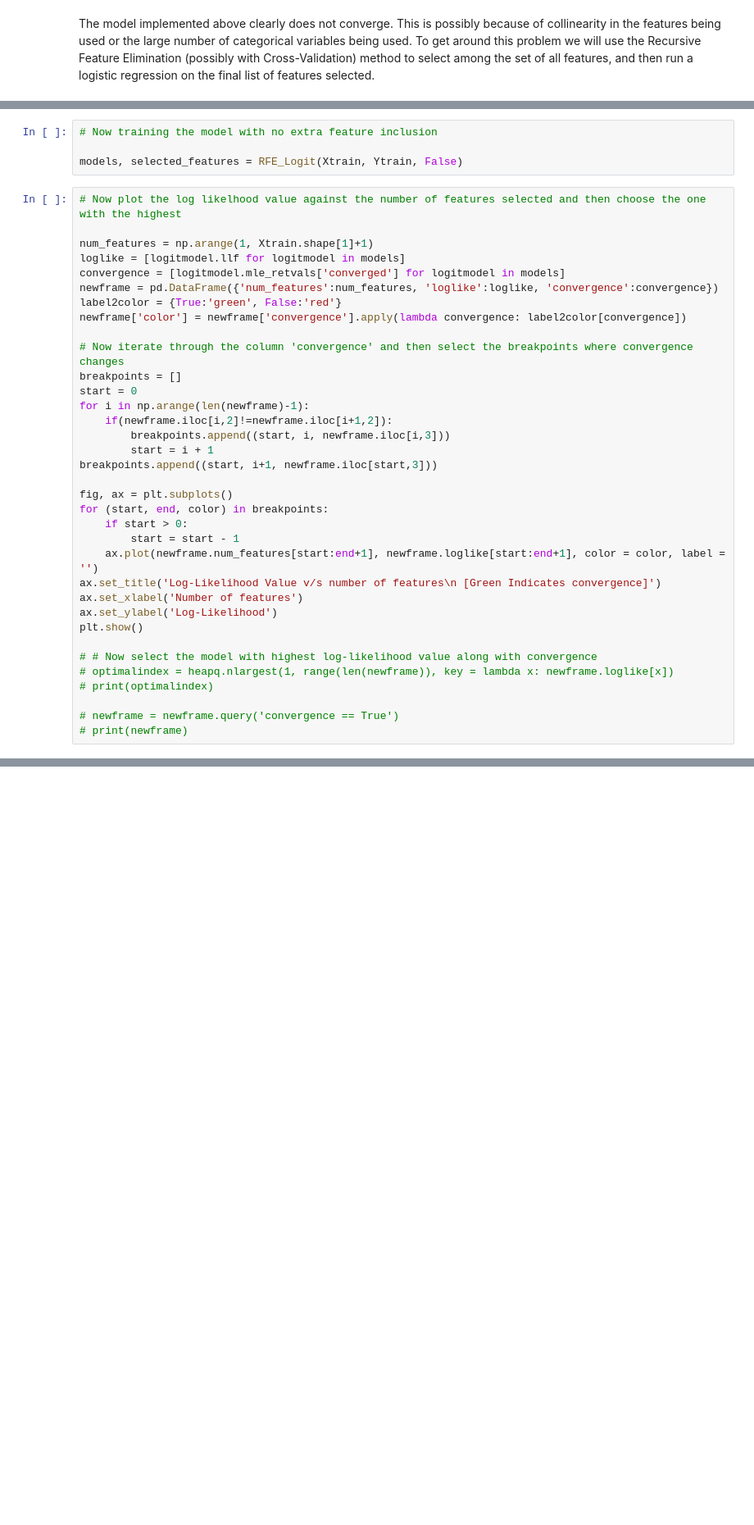
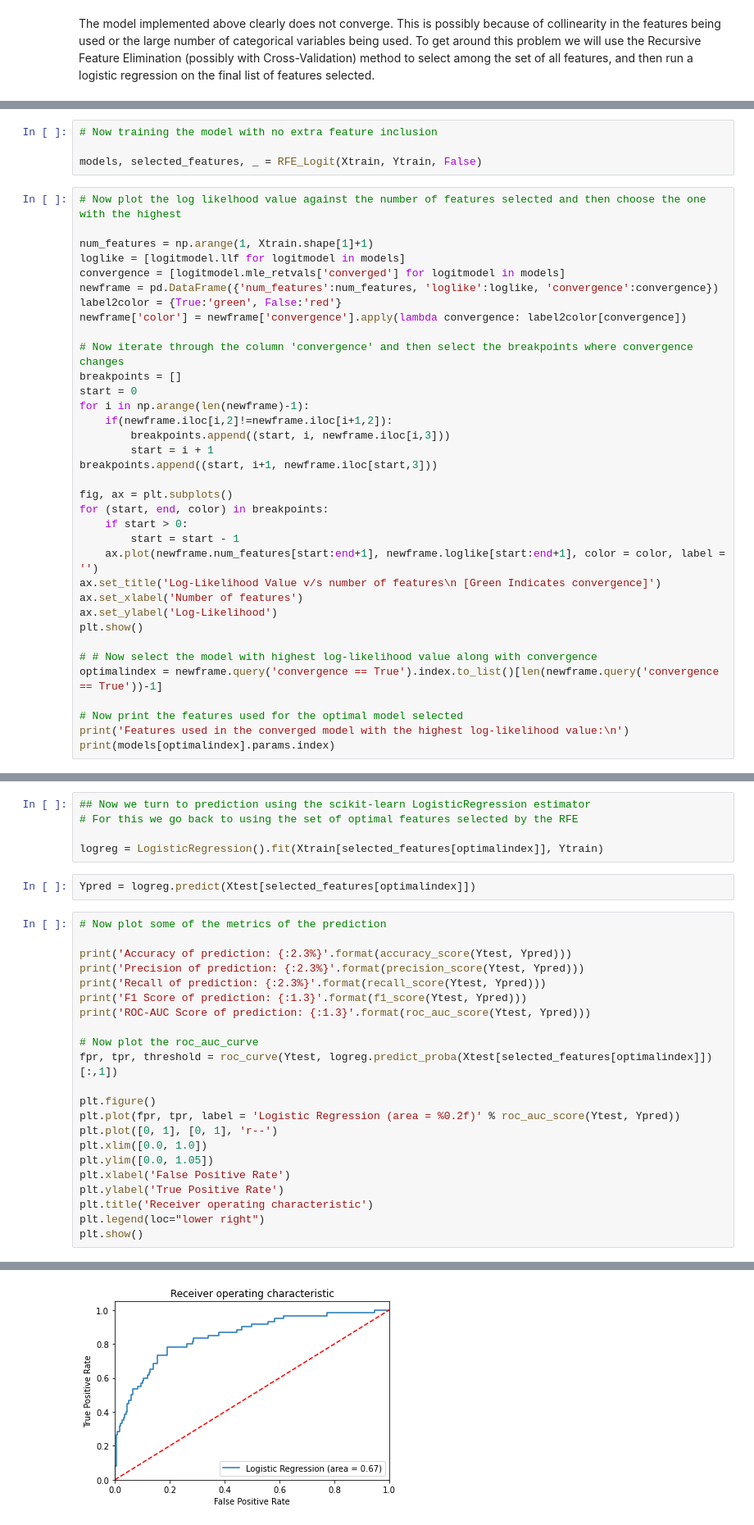
Before and after one commit to SouravSinhas/Employee-Turnover-Prediction, a Jupyter notebook: notebooks/Employee_Churn_Prediction_IBM_LogisticRegressionClassifier.ipynb, the cells around one changed output, grey strips where cells are left out. Shown: that part at 82% size. Drawn from its saved outputs; the diff is of its cells as text; blank space fills up the shorter version.

```diff
--- a/notebooks/Employee_Churn_Prediction_IBM_LogisticRegressionClassifier.ipynb
+++ b/notebooks/Employee_Churn_Prediction_IBM_LogisticRegressionClassifier.ipynb
@@ -304,7 +291,7 @@ def RFE_Logit(Xtrain, Ytrain, include):
 # %%
 # Now training the model with no extra feature inclusion
 
-models, selected_features = RFE_Logit(Xtrain, Ytrain, False)
+models, selected_features, _ = RFE_Logit(Xtrain, Ytrain, False)
 # %%
 # Now plot the log likelhood value against the number of features selected and then choose the one with the highest
 
@@ -335,10 +322,10 @@ ax.set_ylabel('Log-Likelihood')
 plt.show()
 
 # # Now select the model with highest log-likelihood value along with convergence
-# optimalindex = heapq.nlargest(1, range(len(newframe)), key = lambda x: newframe.loglike[x])
-# print(optimalindex)
+optimalindex = newframe.query('convergence == True').index.to_list()[len(newframe.query('convergence == True'))-1]
 
-# newframe = newframe.query('convergence == True')
-# print(newframe)
+# Now print the features used for the optimal model selected
+print('Features used in the converged model with the highest log-likelihood value:\n')
+print(models[optimalindex].params.index)
 # %% [output]
 [figure]
@@ -344,0 +391,30 @@ plt.show()
+# %%
+## Now we turn to prediction using the scikit-learn LogisticRegression estimator
+# For this we go back to using the set of optimal features selected by the RFE
+
+logreg = LogisticRegression().fit(Xtrain[selected_features[optimalindex]], Ytrain)
+# %%
+Ypred = logreg.predict(Xtest[selected_features[optimalindex]])
+# %%
+# Now plot some of the metrics of the prediction
+
+print('Accuracy of prediction: {:2.3%}'.format(accuracy_score(Ytest, Ypred)))
+print('Precision of prediction: {:2.3%}'.format(precision_score(Ytest, Ypred)))
+print('Recall of prediction: {:2.3%}'.format(recall_score(Ytest, Ypred)))
+print('F1 Score of prediction: {:1.3}'.format(f1_score(Ytest, Ypred)))
+print('ROC-AUC Score of prediction: {:1.3}'.format(roc_auc_score(Ytest, Ypred)))
+
+# Now plot the roc_auc_curve
+fpr, tpr, threshold = roc_curve(Ytest, logreg.predict_proba(Xtest[selected_features[optimalindex]])[:,1])
+
+plt.figure()
+plt.plot(fpr, tpr, label = 'Logistic Regression (area = %0.2f)' % roc_auc_score(Ytest, Ypred))
+plt.plot([0, 1], [0, 1], 'r--')
+plt.xlim([0.0, 1.0])
+plt.ylim([0.0, 1.05])
+plt.xlabel('False Positive Rate')
+plt.ylabel('True Positive Rate')
+plt.title('Receiver operating characteristic')
+plt.legend(loc="lower right")
+plt.show()
+# %% [output]
@@ -344,0 +426 @@ plt.show()
+[figure, added]
```
Also changed, not shown: parts of 22 cells of this notebook.
